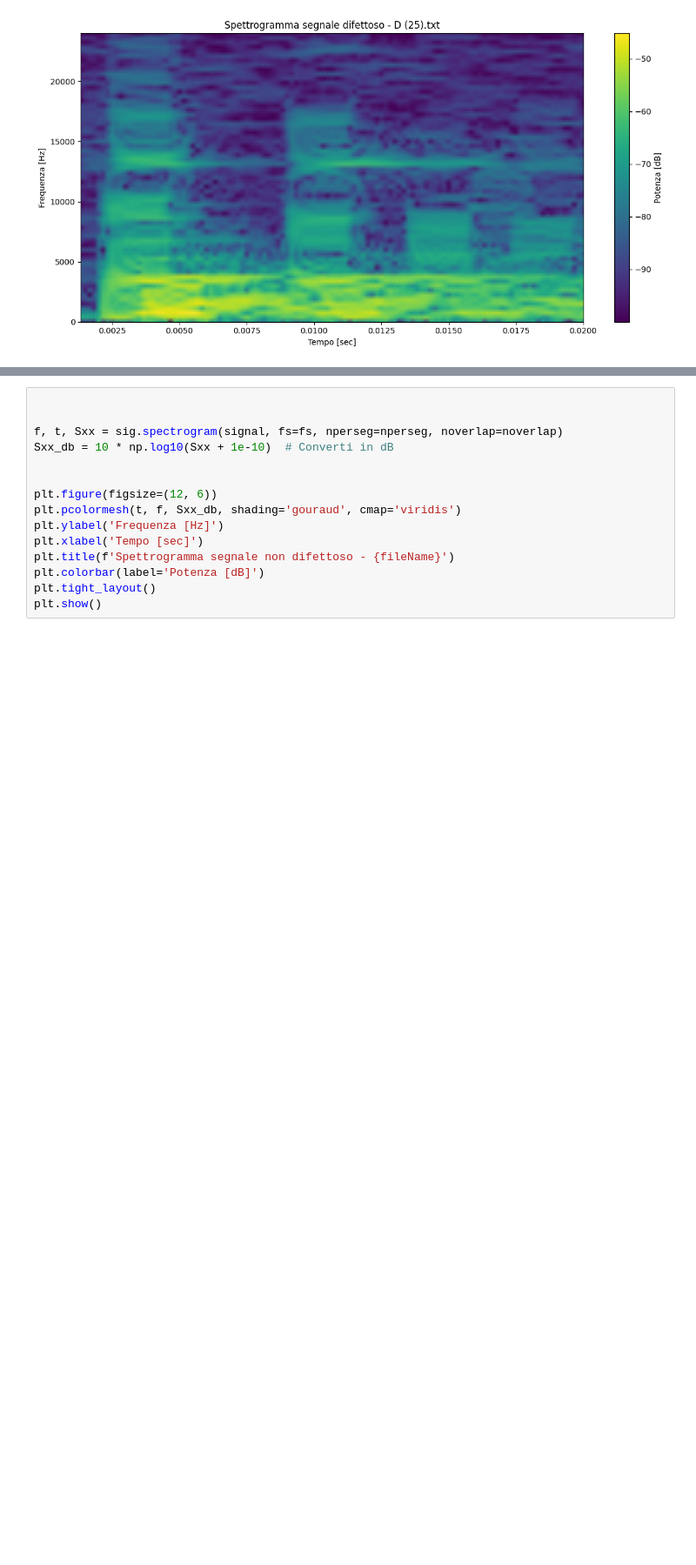
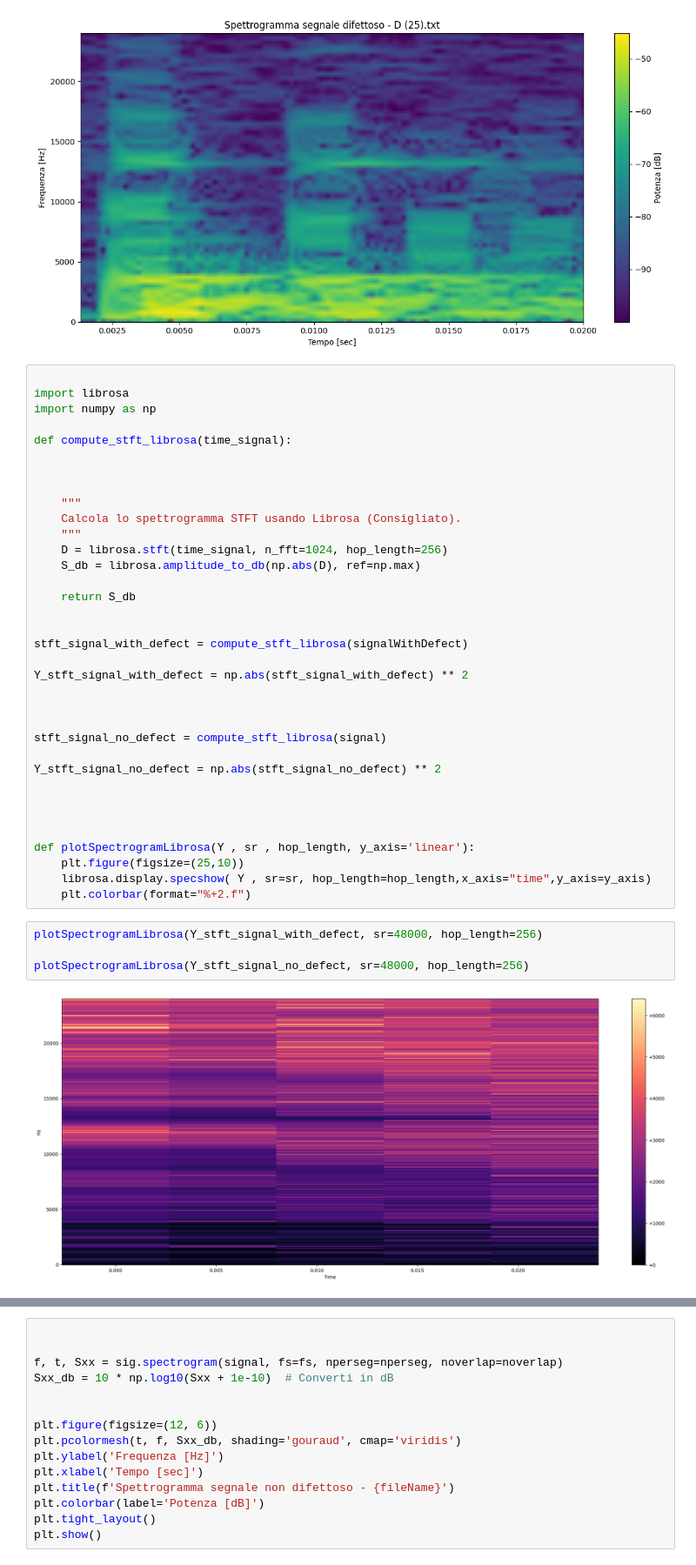
Before and after one commit to damdip/ClassificationOfTimeFrequencyDomainSignalWithNN, a Jupyter notebook: notebook/readTimeSignal.ipynb, the cells around one changed output, grey strips where cells are left out. Shown at 87% size. Saved outputs shown, nothing was run; the diff lists cells and outputs as text; blank space fills up the shorter version.

```diff
--- a/notebook/readTimeSignal.ipynb
+++ b/notebook/readTimeSignal.ipynb
@@ -92,3 +93,44 @@ plt.tight_layout()
 plt.show()
 # %% [output]
 [figure]
+# %%
+
+import librosa
+import numpy as np
+
+def compute_stft_librosa(time_signal):
+
+
+
+    """
+    Calcola lo spettrogramma STFT usando Librosa (Consigliato).
+    """
+    D = librosa.stft(time_signal, n_fft=1024, hop_length=256)
+    S_db = librosa.amplitude_to_db(np.abs(D), ref=np.max)
+
+    return S_db
+
+
+stft_signal_with_defect = compute_stft_librosa(signalWithDefect)
+
+Y_stft_signal_with_defect = np.abs(stft_signal_with_defect) ** 2
+
+
+
+stft_signal_no_defect = compute_stft_librosa(signal)
+
+Y_stft_signal_no_defect = np.abs(stft_signal_no_defect) ** 2
+
+
+
+
+def plotSpectrogramLibrosa(Y , sr , hop_length, y_axis='linear'):
+    plt.figure(figsize=(25,10))
+    librosa.display.specshow( Y , sr=sr, hop_length=hop_length,x_axis="time",y_axis=y_axis)
+    plt.colorbar(format="%+2.f")
+# %%
+plotSpectrogramLibrosa(Y_stft_signal_with_defect, sr=48000, hop_length=256)
+
+plotSpectrogramLibrosa(Y_stft_signal_no_defect, sr=48000, hop_length=256)
+# %% [output]
+[figure, added]
```
Also changed, not shown: parts of 4 cells of this notebook, 37 other files.
